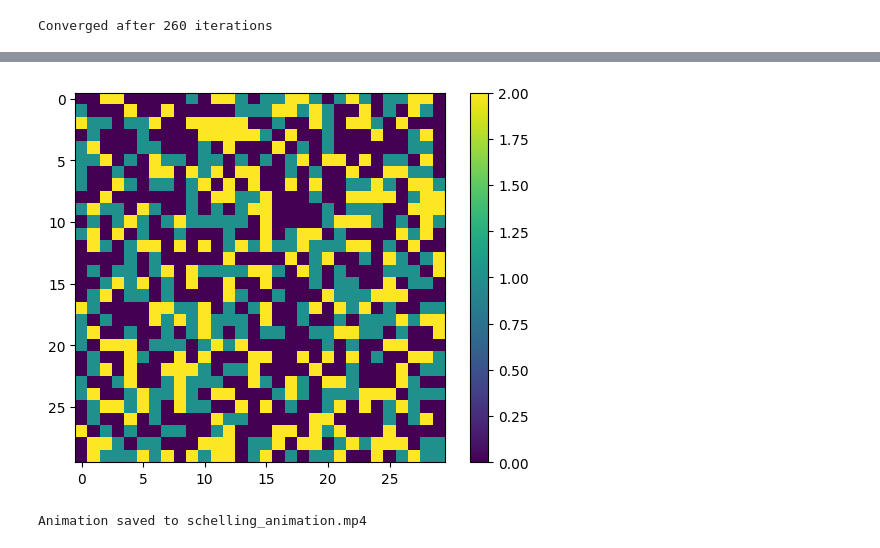
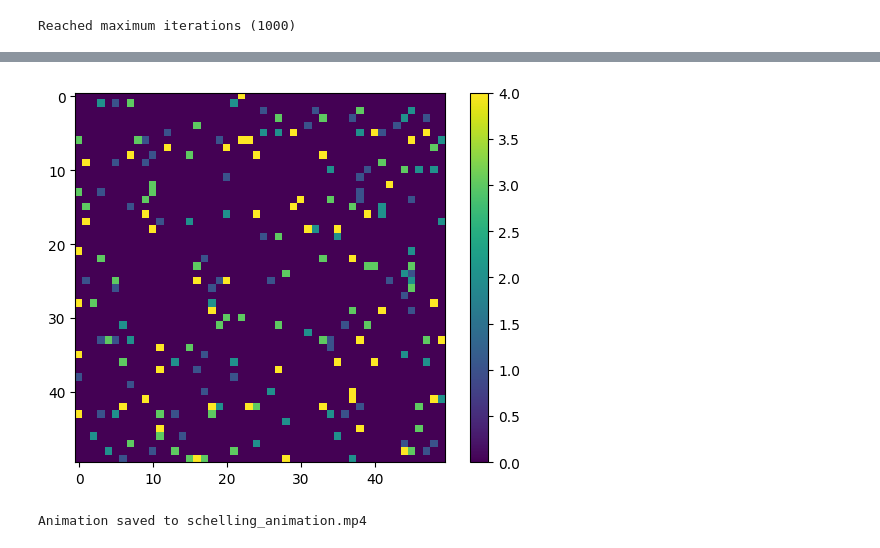
Before and after one commit to gibranfil/simulation, a Jupyter notebook: seggregation.ipynb, the cells around one changed output, grey strips where cells are left out. Drawn from its saved outputs; the diff is of its cells as text; code cells hidden in the pictures.

```diff
--- a/seggregation.ipynb
+++ b/seggregation.ipynb
@@ -10,7 +10,7 @@ import matplotlib.pyplot as plt
 import matplotlib.animation as animation
 
 class SchellingModel:
-    def __init__(self, grid_size, n_agents, n_types, similarity_threshold, max_iterations=5000):
+    def __init__(self, grid_size, n_agents, n_types, similarity_threshold, max_iterations=1000):
         if n_agents > grid_size * grid_size:
             raise ValueError("Number of agents cannot exceed the grid size.")
         if not (0 <= similarity_threshold <= 1):
@@ -106,40 +106,39 @@ class SchellingModel:
             blit=True
         )
         display (fig)
         # Display the animation
         plt.show()
 
         # Save the animation if a save_path is provided
         if save_path:
             try:
                 # Determine the file format based on the save_path extension
                 if save_path.endswith('.mp4'):
                     writer = animation.FFMpegWriter(fps=10)  # Adjust fps as needed
                     anim.save(save_path, writer=writer)
                 elif save_path.endswith('.gif'):
                     writer = animation.PillowWriter(fps=10)  # Adjust fps as needed
                     anim.save(save_path, writer=writer)
                 else:
                     raise ValueError("Unsupported file format. Use '.mp4' or '.gif'.")
                 print(f"Animation saved to {save_path}")
             except Exception as e:
                 print(f"Failed to save animation: {e}")
 
 # Parameters
-grid_size = 30
-n_agents = 500
-n_types = 2
-similarity_threshold = 0.5
-
+grid_size = 50
+n_agents = 200
+n_types = 4
+similarity_threshold = 0.4
 # Run the model
 model = SchellingModel(grid_size, n_agents, n_types, similarity_threshold)
 model.run()
 model.create_animation(save_path='schelling_animation.mp4')
 # %% [output]
-Converged after 260 iterations
+Reached maximum iterations (1000)
 [interactive output not drawn]
 [interactive output not drawn]
-[figure, old version]
+[figure, new version]
 Animation saved to schelling_animation.mp4
 # %%
 model = SchellingModel(grid_size=50, n_agents=2000, n_types=2, similarity_threshold=0.5)
```
Also changed, not shown: parts of 2 cells of this notebook, 2 other files.
